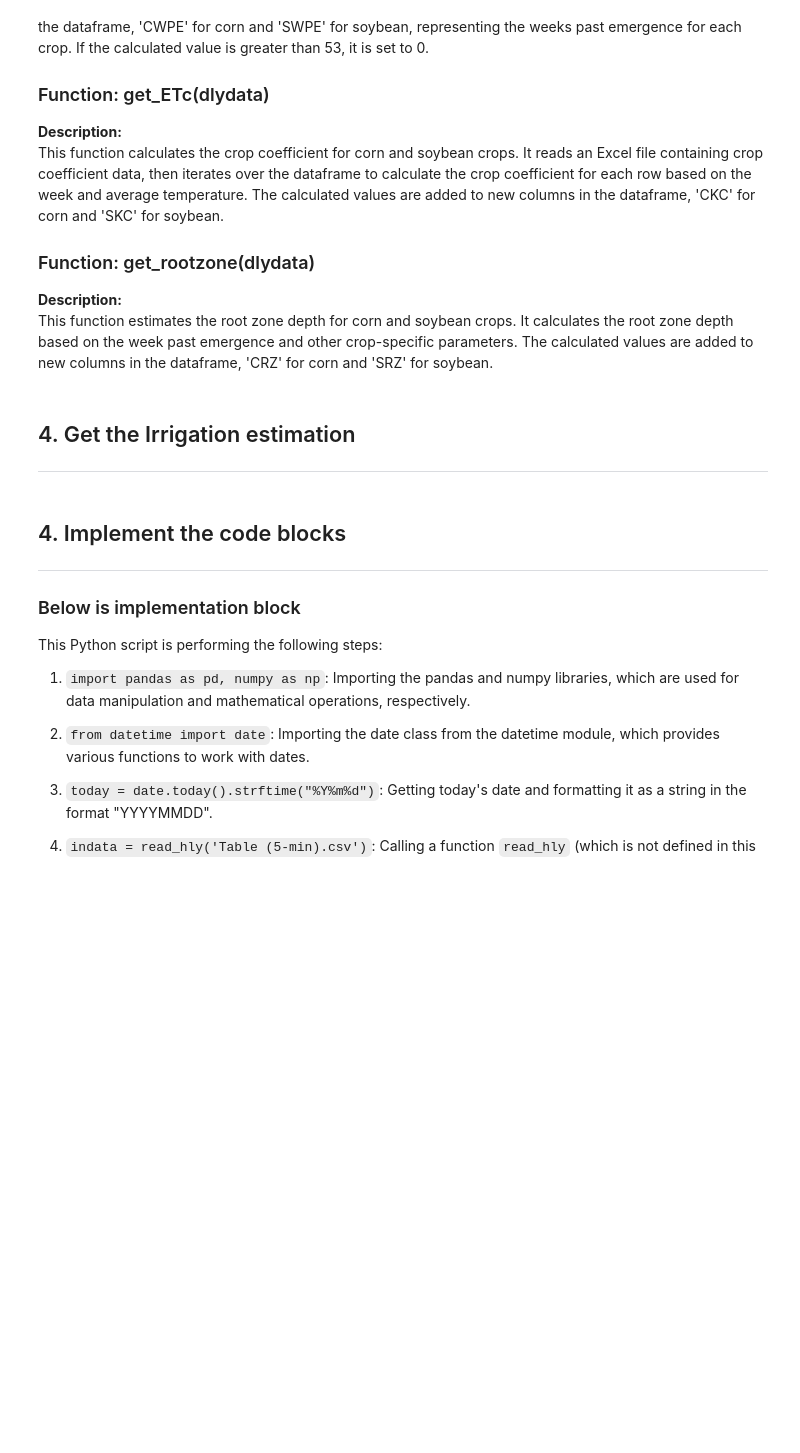
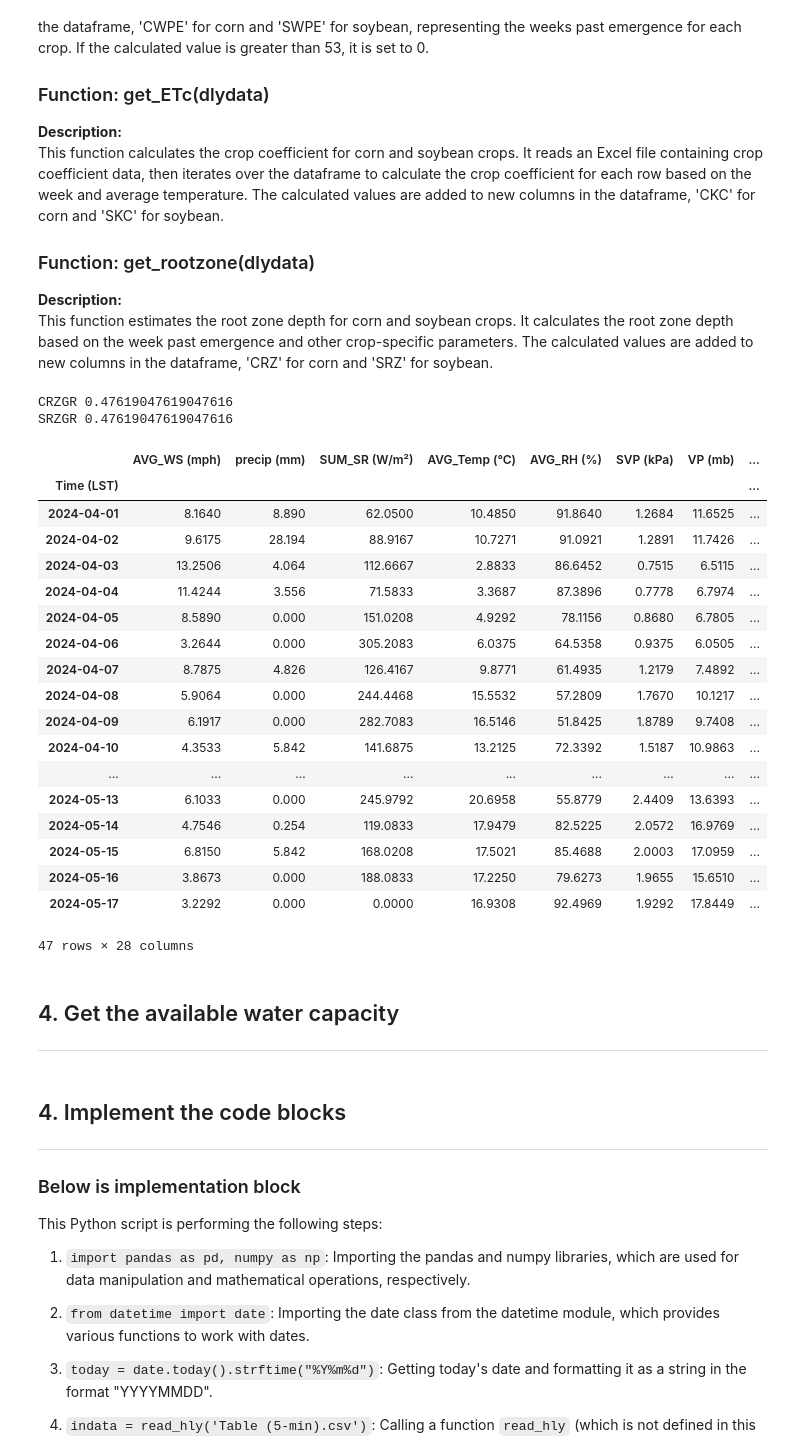
Before and after one commit to dsyang1024/SoilMoisture_analysis, a Jupyter notebook: Weather_for_Penman/hly2dly_weather_gen.ipynb, the cells around one changed output. Cells and saved outputs as stored; diff of their text form; code cells hidden in the pictures; blank space fills up the shorter version.

Commit message:
Major update
- FC calculator
:: update to consider real time root depth

- P-M simulator
:: changed to linear root growth rate

```diff
--- a/Weather_for_Penman/hly2dly_weather_gen.ipynb
+++ b/Weather_for_Penman/hly2dly_weather_gen.ipynb
@@ -559,26 +552,26 @@ def get_ETc(dlydata):
     for i, row in dlydata.iterrows():
         # get the row from ckcdata using the week from dlydata['Week'] as temp_wk and temperature from dlydata['AVG_Temp (°C)'] as temp_val
         # will be used to index the kcdatas'
-        temp_wk = dlydata.at[i, 'Week']  # get the week from dlydata
+        temp_wk = dlydata.at[i, 'CWPE']  # get the corn week past emergence from dlydata
         temp_val = dlydata.at[i, 'AVG_Temp (°C)']   # get the temperature from dlydata
         # make temp_val 50 if less than 50 in inline if statement and round up to 10th decimal place at the same time
         temp_val = 50 if int(round(temp_val,-1)) < 50 else int(round(temp_val,-1))
         # index the ckcdata using temp_val and temp_wk
-        dlydata.at[i, 'CKC'] = ckcdata.at[temp_val, temp_wk]
+        dlydata.at[i, 'CKc'] = ckcdata.at[temp_val, temp_wk]
 
     for i, row in dlydata.iterrows():
         # get the row from ckcdata using the week from dlydata['Week'] as temp_wk and temperature from dlydata['AVG_Temp (°C)'] as temp_val
         # will be used to index the kcdatas'
-        temp_wk = dlydata.at[i, 'Week']  # get the week from dlydata
+        temp_wk = dlydata.at[i, 'SWPE']  # get the soybean week past emergence from dlydata
         temp_val = dlydata.at[i, 'AVG_Temp (°C)']   # get the temperature from dlydata
         # make temp_val 50 if less than 50 in inline if statement and round up to 10th decimal place at the same time
         temp_val = 50 if int(round(temp_val,-1)) < 50 else int(round(temp_val,-1))
         # index the ckcdata using temp_val and temp_wk
-        dlydata.at[i, 'SKC'] = skcdata.at[temp_val, temp_wk]
+        dlydata.at[i, 'SKc'] = skcdata.at[temp_val, temp_wk]
 
     # calculate the ETc for corn and soybean
-    dlydata['CET (inch)'] = dlydata['ETo (inch)']*dlydata['CKC']
-    dlydata['SET (inch)'] = dlydata['ETo (inch)']*dlydata['SKC']
+    dlydata['CET (inch)'] = dlydata['ETo (inch)']*dlydata['CKc']
+    dlydata['SET (inch)'] = dlydata['ETo (inch)']*dlydata['SKc']
 
     return dlydata
 
@@ -595,37 +588,88 @@ def get_rootzone(dlydata):
     def cal_crz():
         try:    # try to get the previous day's SRZ value
             crz = dlydata.at[i-pd.Timedelta(days=1), 'CRZ (inch)']
         except:
             crz = CRZI
         if dlydata.at[i, 'CWPE'] <= CRZMDW:
             if dlydata.at[i, 'CWPE'] > CRZIW:
                 return crz + (CRZMD-CRZI)/((CRZMDW-CRZIW)*7)
             else:
                 return CRZI
         else:
             return CRZMD
 
     def cal_srz():
         try:    # try to get the previous day's SRZ value
             srz = dlydata.at[i-pd.Timedelta(days=1), 'SRZ (inch)']
         except:
             srz = SRZI
         if dlydata.at[i, 'SWPE'] <= SRZMDW:
             if dlydata.at[i, 'SWPE'] > SRZIW:
                 return srz + (SRZMD-SRZI)/((SRZMDW-SRZIW)*7)
             else:
                 return SRZI
         else:
             return SRZMD
-
-    # itterate cal_crz/cal_srz funtion over the dlydata to calculate the root zone depth for corn and plug the return value to a new column 'CRZ'
+    '''
+    # iterate cal_crz/cal_srz funtion over the dlydata to calculate the root zone depth for corn and plug the return value to a new column 'CRZ'
     for i, row in dlydata.iterrows():
         dlydata.at[i, 'CRZ (inch)'] = cal_crz()
         dlydata.at[i, 'SRZ (inch)'] = cal_srz()
+    '''
+
+def cal_rz():
+    # this program is using linear group root growth rate
+    # get the root zone depth for corn and soybean
+    # get the days from emergence until the index date of dlydata (CDFE/SDFE)
+    CDFE = (dlydata.index - CED).days
+    SDFE = (dlydata.index - SED).days
+
+    # root zone growth rate of corn (CRZGR/SRZGR) = CDFE*(CRZMD-CRZI)/(CRZMDW-1)*7 (inch/day)
+    CRZGR = (CRZMD-CRZI)/((CRZMDW-1)*7)
+    print('CRZGR', CRZGR)
+    SRZGR = (SRZMD-SRZI)/((SRZMDW-1)*7)
+    print('SRZGR', SRZGR)
+
+    # calculate the root zone depth for corn and soybean
+    # if (CRZ/SRZ) is lower than CRZI/SRZI, then CRZ/SRZ is CRZI/SRZI
+
+    dlydata['CRZ (inch)'] = CRZI + CDFE*CRZGR
+    dlydata['SRZ (inch)'] = SRZI + SDFE*SRZGR
+
+    # if CRZ/SRZ is below CRZI/SRZI, then CRZ/SRZ is 0
+    # this is because the date is before the emergence date
+    dlydata['CRZ (inch)'] = dlydata['CRZ (inch)'].apply(lambda x: 0 if x < CRZI else x)
+    dlydata['SRZ (inch)'] = dlydata['SRZ (inch)'].apply(lambda x: 0 if x < SRZI else x)
+
 
     return dlydata
+
+cal_rz()
+dlydata
+# %% [output]
+CRZGR 0.47619047619047616
+SRZGR 0.47619047619047616
+|  | AVG_WS (mph) | precip (mm) | SUM_SR (W/m²) | AVG_Temp (°C) | AVG_RH (%) | SVP (kPa) | VP (mb) | ... |
+| Time (LST) |  |  |  |  |  |  |  | ... |
+| 2024-04-01 | 8.1640 | 8.890 | 62.0500 | 10.4850 | 91.8640 | 1.2684 | 11.6525 | ... |
+| 2024-04-02 | 9.6175 | 28.194 | 88.9167 | 10.7271 | 91.0921 | 1.2891 | 11.7426 | ... |
+| 2024-04-03 | 13.2506 | 4.064 | 112.6667 | 2.8833 | 86.6452 | 0.7515 | 6.5115 | ... |
+| 2024-04-04 | 11.4244 | 3.556 | 71.5833 | 3.3687 | 87.3896 | 0.7778 | 6.7974 | ... |
+| 2024-04-05 | 8.5890 | 0.000 | 151.0208 | 4.9292 | 78.1156 | 0.8680 | 6.7805 | ... |
+| 2024-04-06 | 3.2644 | 0.000 | 305.2083 | 6.0375 | 64.5358 | 0.9375 | 6.0505 | ... |
+| 2024-04-07 | 8.7875 | 4.826 | 126.4167 | 9.8771 | 61.4935 | 1.2179 | 7.4892 | ... |
+| 2024-04-08 | 5.9064 | 0.000 | 244.4468 | 15.5532 | 57.2809 | 1.7670 | 10.1217 | ... |
+| 2024-04-09 | 6.1917 | 0.000 | 282.7083 | 16.5146 | 51.8425 | 1.8789 | 9.7408 | ... |
+| 2024-04-10 | 4.3533 | 5.842 | 141.6875 | 13.2125 | 72.3392 | 1.5187 | 10.9863 | ... |
+| ... | ... | ... | ... | ... | ... | ... | ... | ... |
+| 2024-05-13 | 6.1033 | 0.000 | 245.9792 | 20.6958 | 55.8779 | 2.4409 | 13.6393 | ... |
+| 2024-05-14 | 4.7546 | 0.254 | 119.0833 | 17.9479 | 82.5225 | 2.0572 | 16.9769 | ... |
+| 2024-05-15 | 6.8150 | 5.842 | 168.0208 | 17.5021 | 85.4688 | 2.0003 | 17.0959 | ... |
+| 2024-05-16 | 3.8673 | 0.000 | 188.0833 | 17.2250 | 79.6273 | 1.9655 | 15.6510 | ... |
+| 2024-05-17 | 3.2292 | 0.000 | 0.0000 | 16.9308 | 92.4969 | 1.9292 | 17.8449 | ... |
+47 rows × 28 columns
 # %% [markdown]
-## 4. Get the Irrigation estimation
+## 4. Get the available water capacity
 ***
 # %%
 def get_irrlog(dlydata):
```
Also changed, not shown: parts of 9 cells of this notebook, 37 other files.
